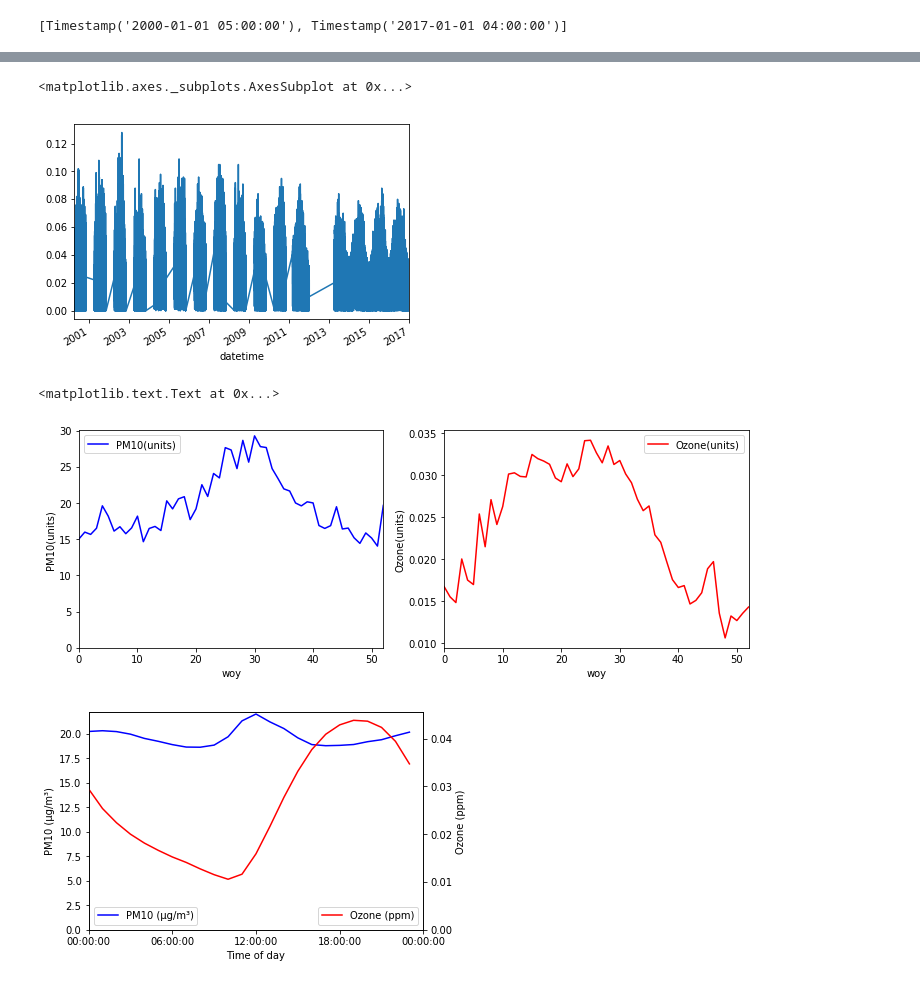
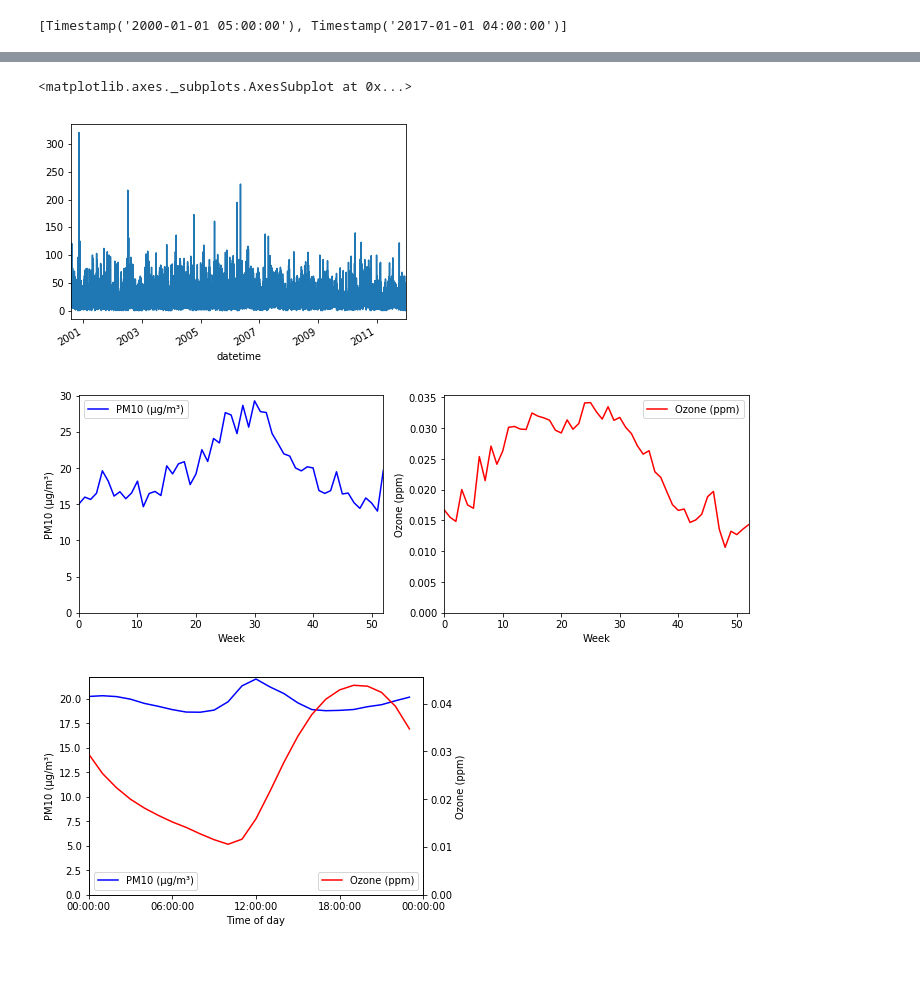
Before and after one commit to DuncanDHall/EAS-air-quality, a Jupyter notebook: exploration_v3.ipynb, the cells around one changed output, grey strips where cells are left out. Drawn from its saved outputs; the diff is of its cells as text; code cells hidden in the pictures.

```diff
--- a/exploration_v3.ipynb
+++ b/exploration_v3.ipynb
@@ -54,10 +54,10 @@ df.describe()
 | 75% | 1.000000 | 10.0 | 60.0 | 14.000000 | 0.0 | 3.000000 | 4.024699e+01 | -7.684699e+01 | 125.0 | 100.000000 | ... |
 | max | 1.000000 | 10.0 | 60.0 | 321.000000 | 0.0 | 5.000000 | 4.024699e+01 | -7.684699e+01 | 125.0 | 170.000000 | ... |
 # %%
-df[df.parameter==O3].value.plot()
+df[df.parameter==PM10].value.plot()
 # %% [output]
 <matplotlib.axes._subplots.AxesSubplot at 0x...>
-[figure, old version]
+[figure, new version]
 # %%
 df['doy']=df.index.dayofyear
 df['woy']=(df.doy/7).astype(int)
@@ -68,7 +68,6 @@ fig = plt.figure(figsize=(12,4)) # Create matplotlib figure
 ax = fig.add_subplot(121) # Create matplotlib axes
 ax2 = fig.add_subplot(122)
 
-ax.x
 
 annual_mean = df[df.parameter==PM10].groupby('woy').value.mean()
 annual_mean.plot(ax=ax,color='blue')
@@ -82,10 +81,12 @@ ax2.legend(['Ozone (ppm)'])
 ax2.set_ylabel('Ozone (ppm)')
 ax2.set_ylim(ymin=0)
 
-plt.savefig('daily.png',dpi=1000)
+ax.set_xlabel('Week')
+ax2.set_xlabel('Week')
+
+plt.savefig('annual.png',dpi=1000)
 # %% [output]
-<matplotlib.text.Text at 0x...>
-[figure, old version]
+[figure, new version]
 # %%
 df['doy']=df.index.dayofyear
 df['woy']=(df.doy/7).astype(int)
```
Also changed, not shown: parts of 1 cell of this notebook, 1 other file.
